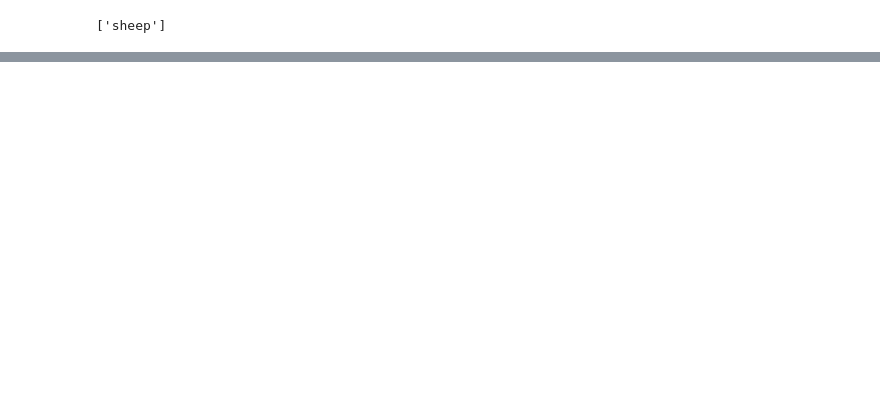
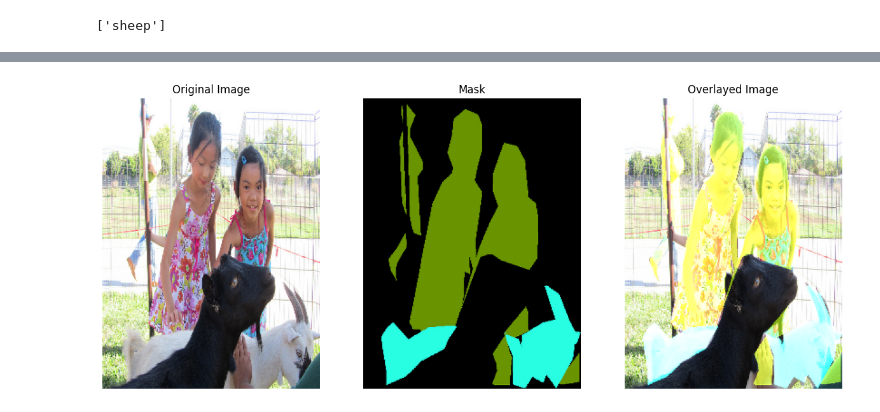
Before and after one commit to abatifol/graphCut_image_segmentation, a Jupyter notebook: example.ipynb, the cells around one changed output, grey strips where cells are left out. Saved outputs shown, nothing was run; the diff lists cells and outputs as text; code cells hidden in the pictures; blank space fills up the shorter version.

```diff
--- a/example.ipynb
+++ b/example.ipynb
@@ -72,0 +103,5 @@ labels
+# %%
+from load_segmentation_dataset import SegmentationDataset
+
+dataset =SegmentationDataset( classes = ["airplane", "elephant","laptop"], nb_samples= 30, resize_factor=0.5)
+dataset.prepare_dataset()
@@ -72,0 +117,4 @@ labels
+# %%
+dataset.display_sample(4)
+# %% [output]
+[figure, added]
```
Also changed, not shown: parts of 15 cells of this notebook, 1 other file.
